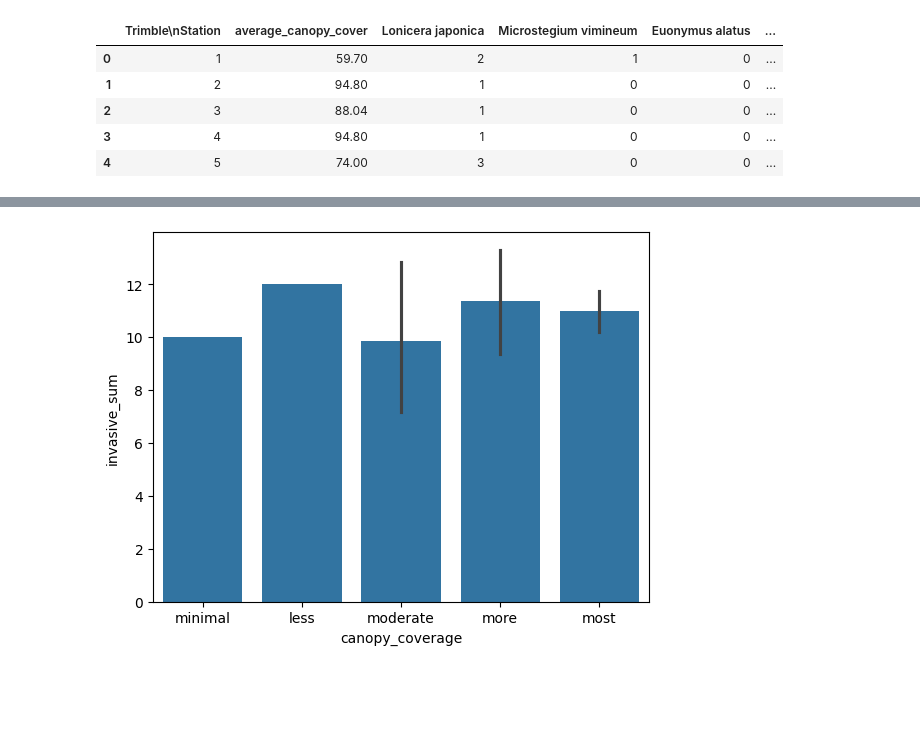
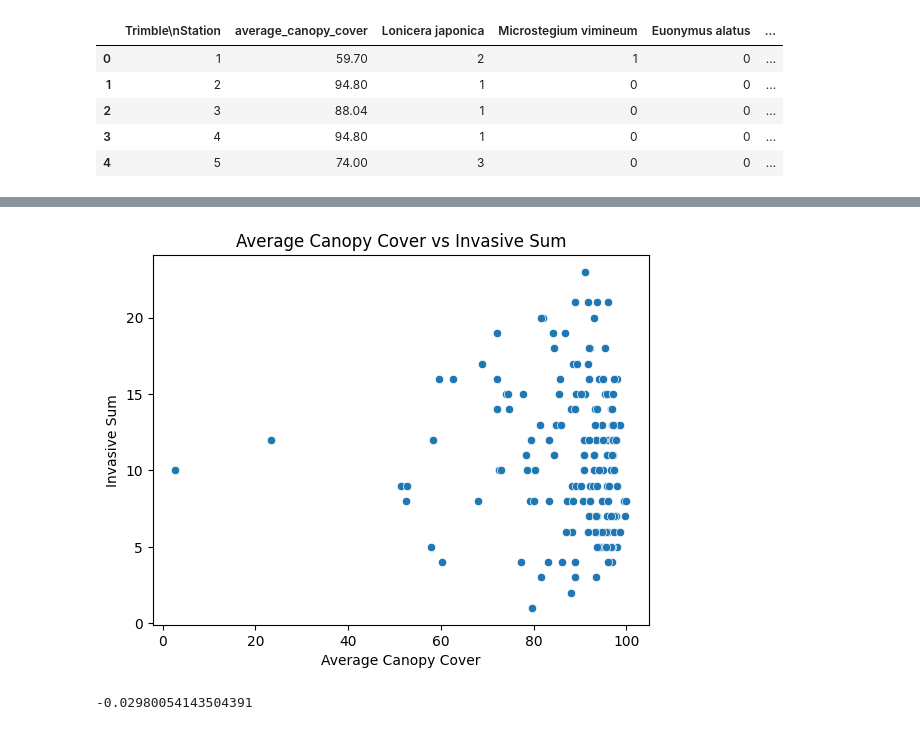
Before and after one commit to Graviton12/CS-430-Group-Project, a Jupyter notebook: invasive_2021_clean_ty.ipynb, the cells around one changed output, grey strips where cells are left out. Saved outputs shown, nothing was run; the diff lists cells and outputs as text; code cells hidden in the pictures; blank space fills up the shorter version.

Commit message:
created visualizations for canopy cover and invasive species relationships

```diff
--- a/invasive_2021_clean_ty.ipynb
+++ b/invasive_2021_clean_ty.ipynb
@@ -67,8 +69,3 @@ invasive_data_2021.head()
 | 2 | 3 | 88.04 | 1 | 0 | 0 | ... |
 | 3 | 4 | 94.80 | 1 | 0 | 0 | ... |
 | 4 | 5 | 74.00 | 3 | 0 | 0 | ... |
-# %%
-# creating a column 'canopy_coverage' and assigning rows values of 'minimal', 'less', 'moderate', 'more', 'most' based on average_canopy_coverage
-# 0-20 -> minimal, 21-40 -> less, 41-60 -> moderate, 61-80 -> more, 81-100 -> most
-invasive_data_2021['canopy_coverage'] = pd.cut(invasive_data_2021['average_canopy_cover'], bins=[0, 20, 40, 60, 80, 100], labels=['minimal', 'less', 'moderate', 'more', 'most'])
-invasive_data_2021.head()
@@ -82,6 +72,14 @@ invasive_data_2021.head()
-# %%
-# creating a bar chart that has canopy_coverage as the x-value and sum of columns 2-16 in the y
-sns.barplot(x='canopy_coverage', y='invasive_sum', data=invasive_data_2021)
-plt.show()
-# %% [output]
-[figure, removed]
+# %%
+sns.scatterplot(x='average_canopy_cover', y='invasive_sum', data=invasive_data_2021)
+#adding a trend line
+plt.title('Average Canopy Cover vs Invasive Sum')
+plt.xlabel('Average Canopy Cover')
+plt.ylabel('Invasive Sum')
+plt.show()
+# %% [output]
+[figure, added]
+# %%
+#checking the correlation between average canopy cover and invasive sum
+invasive_data_2021['average_canopy_cover'].corr(invasive_data_2021['invasive_sum'])
+# %% [output]
+-0.02980054143504391
```
Also changed, not shown: parts of 7 cells of this notebook.
